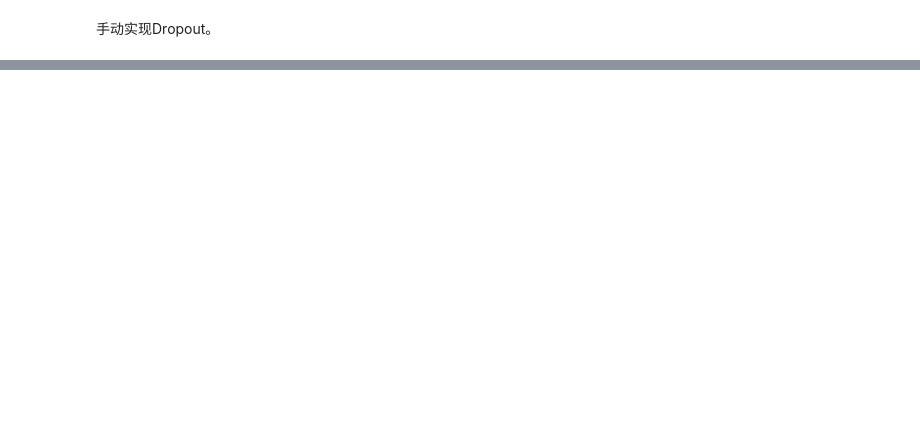
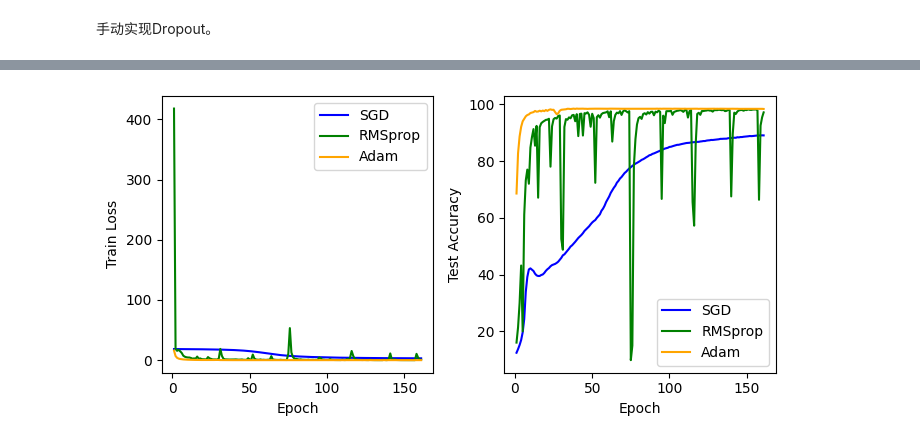
Before and after one commit to typingbugs/School-DeepLearningCourse-Lab, a Jupyter notebook: Lab3/网络优化实验.ipynb, the cells around one changed output, grey strips where cells are left out. Cells and saved outputs as stored; diff of their text form; code cells hidden in the pictures; blank space fills up the shorter version.

```diff
--- a/Lab3/网络优化实验.ipynb
+++ b/Lab3/网络优化实验.ipynb
@@ -201,0 +592,43 @@ Epoch [21/21], Train Loss: 18.3269369006, Test Acc: 96.590%
+# %%
+learning_rate = 1e-3
+num_epochs = 161
+plt.figure(figsize=(7, 3.5))
+
+model = MNIST_CLS_Model(num_classes=10, dropout_rate=0)
+optimizer = torch.optim.SGD(model.parameters(), lr=learning_rate, momentum=0.9)
+print(f"optimizer: SGD")
+train_loss, test_acc = train_MNIST_CLS(model, optimizer, num_epochs=num_epochs)
+plt.subplot(1, 2, 1)
+plt.plot(range(1, num_epochs + 1), train_loss, label="SGD", color="blue")
+plt.subplot(1, 2, 2)
+plt.plot(range(1, num_epochs + 1), test_acc, label="SGD", color="blue")
+
+model = MNIST_CLS_Model(num_classes=10, dropout_rate=0)
+optimizer = torch.optim.RMSprop(model.parameters(), lr=learning_rate, alpha=0.99, eps=1e-8)
+print(f"optimizer: RMSprop")
+train_loss, test_acc = train_MNIST_CLS(model, optimizer, num_epochs=num_epochs)
+plt.subplot(1, 2, 1)
+plt.plot(range(1, num_epochs + 1), train_loss, label="RMSprop", color="green")
+plt.subplot(1, 2, 2)
+plt.plot(range(1, num_epochs + 1), test_acc, label="RMSprop", color="green")
+
+model = MNIST_CLS_Model(num_classes=10, dropout_rate=0)
+optimizer = torch.optim.Adam(model.parameters(), lr=learning_rate, betas=(0.9, 0.999), eps=1e-8)
+print(f"optimizer: Adam")
+train_loss, test_acc = train_MNIST_CLS(model, optimizer, num_epochs=num_epochs)
+plt.subplot(1, 2, 1)
+plt.plot(range(1, num_epochs + 1), train_loss, label="Adam", color="orange")
+plt.subplot(1, 2, 2)
+plt.plot(range(1, num_epochs + 1), test_acc, label="Adam", color="orange")
+
+plt.subplot(1, 2, 1)
+plt.xlabel('Epoch')
+plt.ylabel('Train Loss')
+plt.legend()
+plt.subplot(1, 2, 2)
+plt.xlabel('Epoch')
+plt.ylabel('Test Accuracy')
+plt.legend()
+plt.tight_layout()
+plt.show()
+# %% [output]
@@ -201,0 +653 @@ Epoch [21/21], Train Loss: 18.3269369006, Test Acc: 96.590%
+[figure, added]
```
Also changed, not shown: parts of 24 cells of this notebook, 10 other files.
